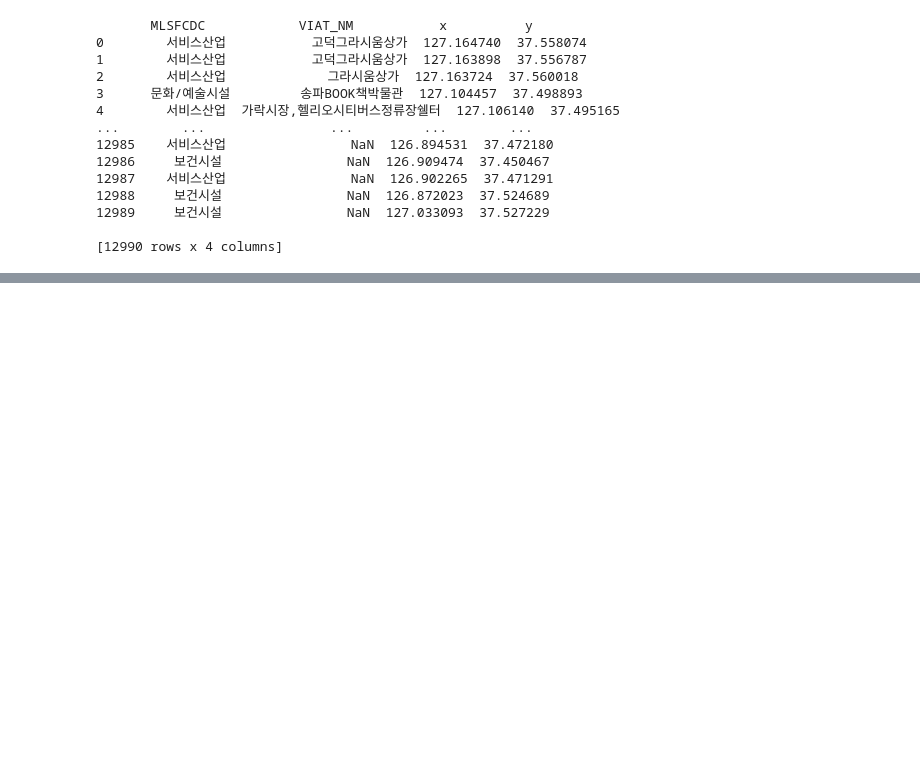
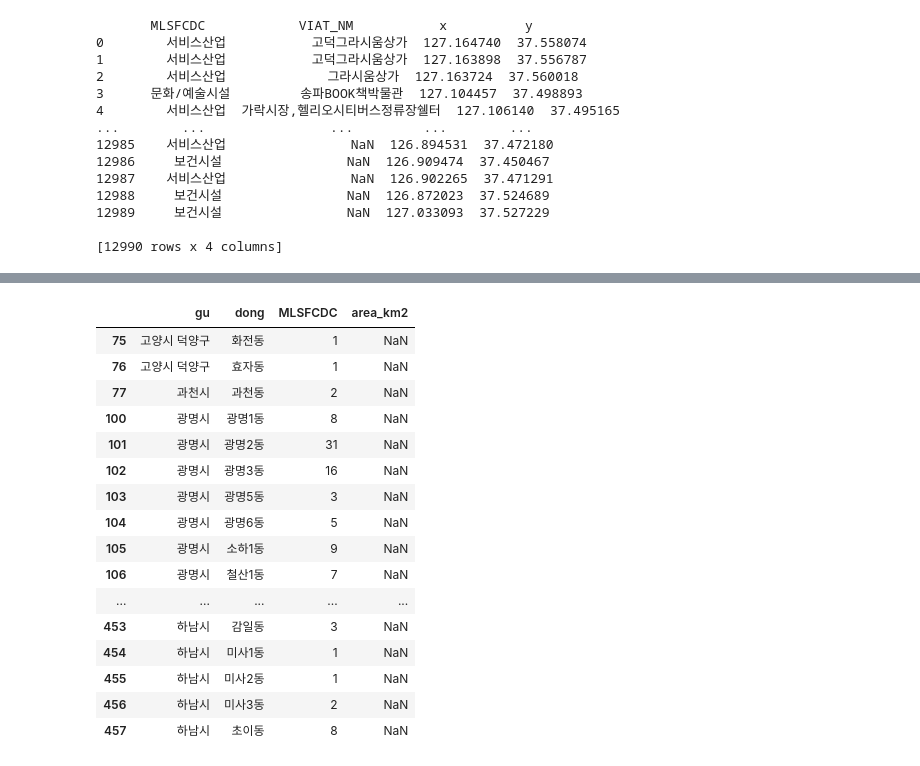
Before and after one commit to zissuuo/seoul_bigdata_campus, a Jupyter notebook: 서울시 주요시설과 집객시설(행정동별:자치구별).ipynb, the cells around one changed output, grey strips where cells are left out. Cells and saved outputs as stored; diff of their text form; code cells hidden in the pictures; blank space fills up the shorter version.

```diff
--- a/서울시 주요시설과 집객시설(행정동별:자치구별).ipynb
+++ b/서울시 주요시설과 집객시설(행정동별:자치구별).ipynb
@@ -122,0 +138,4 @@ gdf.to_csv("서울시 주요시설과 집ᄀ
+# %%
+gdf_new = gdf[['MLSFCDC', 'gu', 'dong']]
+gdf_dong = gdf.groupby(['gu', 'dong'], as_index=False)['MLSFCDC'].count()
+gdf_dong
@@ -122,0 +156,14 @@ gdf.to_csv("서울시 주요시설과 집ᄀ
+# %%
+# 행정동별 면적 데이터 로드
+
+area = pd.read_csv("/Users/kimjisu/Desktop/seoulbigcam/Raw Data/행정동별 면적.csv")
+
+
+area = area.drop(area.index[0:3])     # 필요없는 데이터 정리
+area = area.reset_index(drop=True)    # 인덱스 리셋
+area = area.drop('동별(1)', axis=1)    # 필요없는 컬럼 삭제
+area = area.rename(columns={'동별(2)': 'gu',
+                            '동별(3)':'dong',
+                            '2022':'area_km2'})     # 컬럼명 변경
+
+area.head()
@@ -122,0 +177,5 @@ gdf.to_csv("서울시 주요시설과 집ᄀ
+# %%
+# 데이터 병합
+
+merge_gdf = gdf_dong.merge(area[['dong', 'area_km2']], on='dong', how = 'left')
+merge_gdf
@@ -122,0 +196,20 @@ gdf.to_csv("서울시 주요시설과 집ᄀ
+# %%
+merge_gdf[merge_gdf['area_km2'].isna()]
+# %% [output]
+|  | gu | dong | MLSFCDC | area_km2 |
+| 75 | 고양시 덕양구 | 화전동 | 1 | NaN |
+| 76 | 고양시 덕양구 | 효자동 | 1 | NaN |
+| 77 | 과천시 | 과천동 | 2 | NaN |
+| 100 | 광명시 | 광명1동 | 8 | NaN |
+| 101 | 광명시 | 광명2동 | 31 | NaN |
+| 102 | 광명시 | 광명3동 | 16 | NaN |
+| 103 | 광명시 | 광명5동 | 3 | NaN |
+| 104 | 광명시 | 광명6동 | 5 | NaN |
+| 105 | 광명시 | 소하1동 | 9 | NaN |
+| 106 | 광명시 | 철산1동 | 7 | NaN |
+| ... | ... | ... | ... | ... |
+| 453 | 하남시 | 감일동 | 3 | NaN |
+| 454 | 하남시 | 미사1동 | 1 | NaN |
+| 455 | 하남시 | 미사2동 | 1 | NaN |
+| 456 | 하남시 | 미사3동 | 2 | NaN |
+| 457 | 하남시 | 초이동 | 8 | NaN |
```
Also changed, not shown: parts of 12 cells of this notebook, 11 other files.
